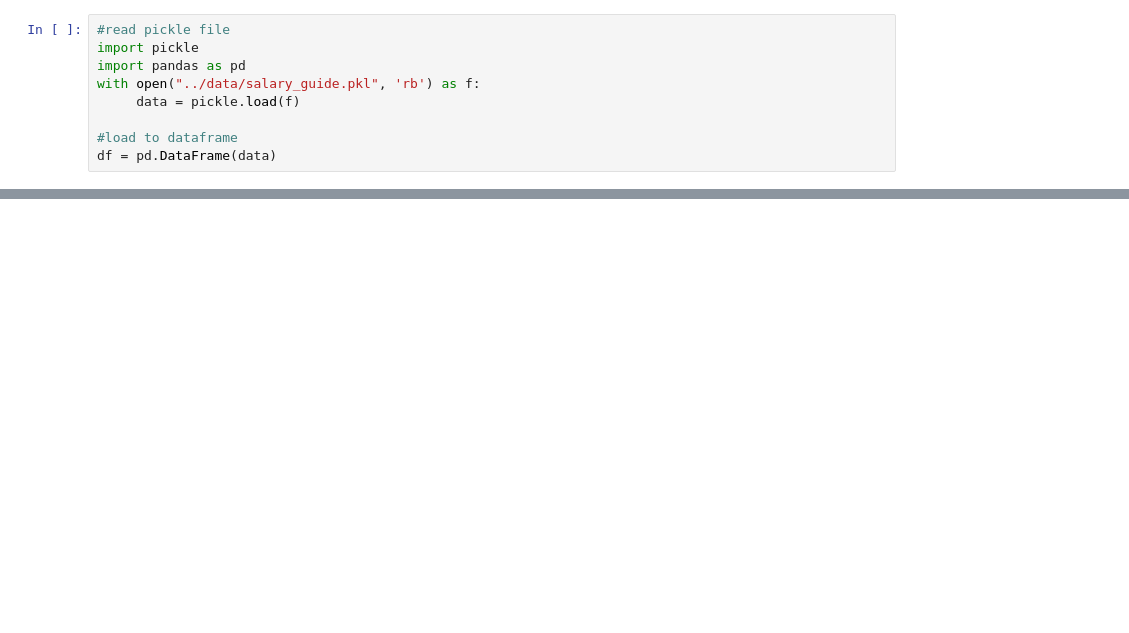
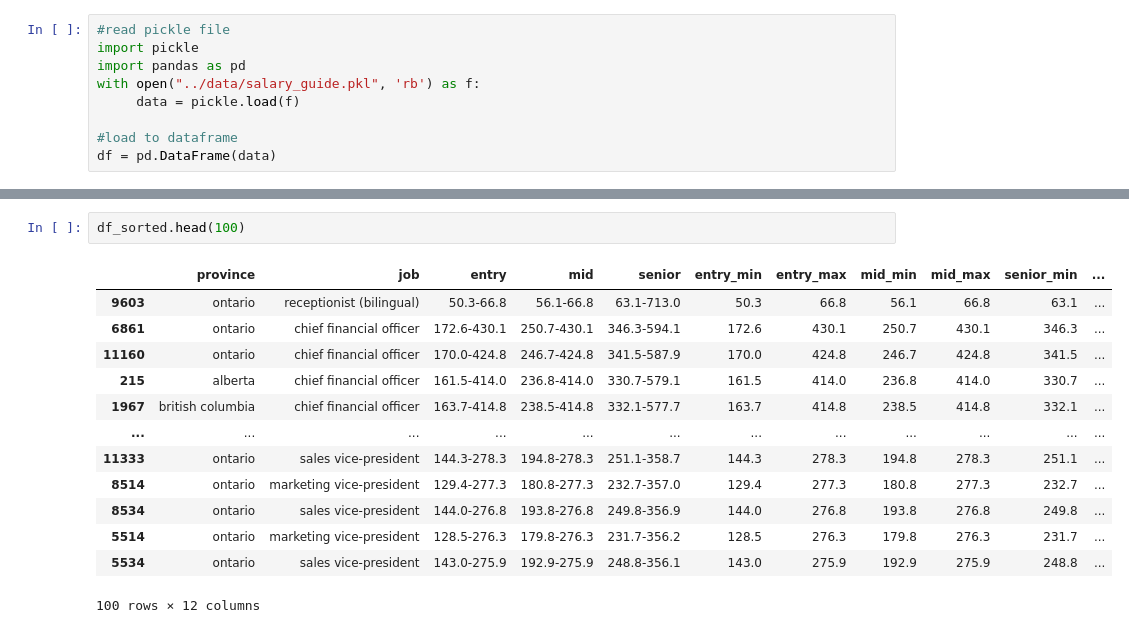
Before and after one commit to mrBlackHat777/Salary_Canada, a Jupyter notebook: sandbox/salary_exploratio.ipynb, the cells around one changed output, grey strips where cells are left out. Drawn from its saved outputs; the diff is of its cells as text; blank space fills up the shorter version.

```diff
--- a/sandbox/salary_exploratio.ipynb
+++ b/sandbox/salary_exploratio.ipynb
@@ -25,0 +53,16 @@ df
+# %%
+df_sorted.head(100)
+# %% [output]
+|  | province | job | entry | mid | senior | entry_min | entry_max | mid_min | mid_max | senior_min | ... |
+| 9603 | ontario | receptionist (bilingual) | 50.3-66.8 | 56.1-66.8 | 63.1-713.0 | 50.3 | 66.8 | 56.1 | 66.8 | 63.1 | ... |
+| 6861 | ontario | chief financial officer | 172.6-430.1 | 250.7-430.1 | 346.3-594.1 | 172.6 | 430.1 | 250.7 | 430.1 | 346.3 | ... |
+| 11160 | ontario | chief financial officer | 170.0-424.8 | 246.7-424.8 | 341.5-587.9 | 170.0 | 424.8 | 246.7 | 424.8 | 341.5 | ... |
+| 215 | alberta | chief financial officer | 161.5-414.0 | 236.8-414.0 | 330.7-579.1 | 161.5 | 414.0 | 236.8 | 414.0 | 330.7 | ... |
+| 1967 | british columbia | chief financial officer | 163.7-414.8 | 238.5-414.8 | 332.1-577.7 | 163.7 | 414.8 | 238.5 | 414.8 | 332.1 | ... |
+| ... | ... | ... | ... | ... | ... | ... | ... | ... | ... | ... | ... |
+| 11333 | ontario | sales vice-president | 144.3-278.3 | 194.8-278.3 | 251.1-358.7 | 144.3 | 278.3 | 194.8 | 278.3 | 251.1 | ... |
+| 8514 | ontario | marketing vice-president | 129.4-277.3 | 180.8-277.3 | 232.7-357.0 | 129.4 | 277.3 | 180.8 | 277.3 | 232.7 | ... |
+| 8534 | ontario | sales vice-president | 144.0-276.8 | 193.8-276.8 | 249.8-356.9 | 144.0 | 276.8 | 193.8 | 276.8 | 249.8 | ... |
+| 5514 | ontario | marketing vice-president | 128.5-276.3 | 179.8-276.3 | 231.7-356.2 | 128.5 | 276.3 | 179.8 | 276.3 | 231.7 | ... |
+| 5534 | ontario | sales vice-president | 143.0-275.9 | 192.9-275.9 | 248.8-356.1 | 143.0 | 275.9 | 192.9 | 275.9 | 248.8 | ... |
+100 rows × 12 columns
```
Also changed, not shown: parts of 6 cells of this notebook, 4 other files.
